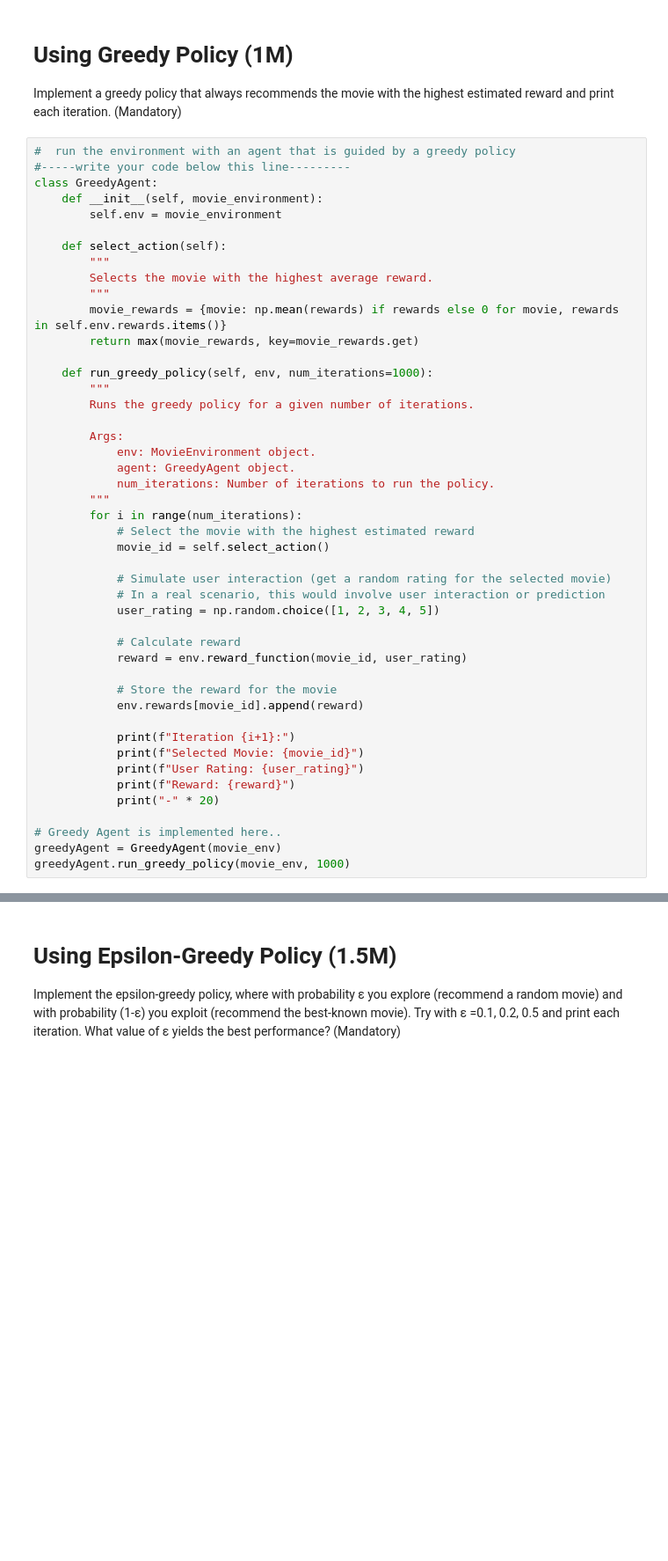
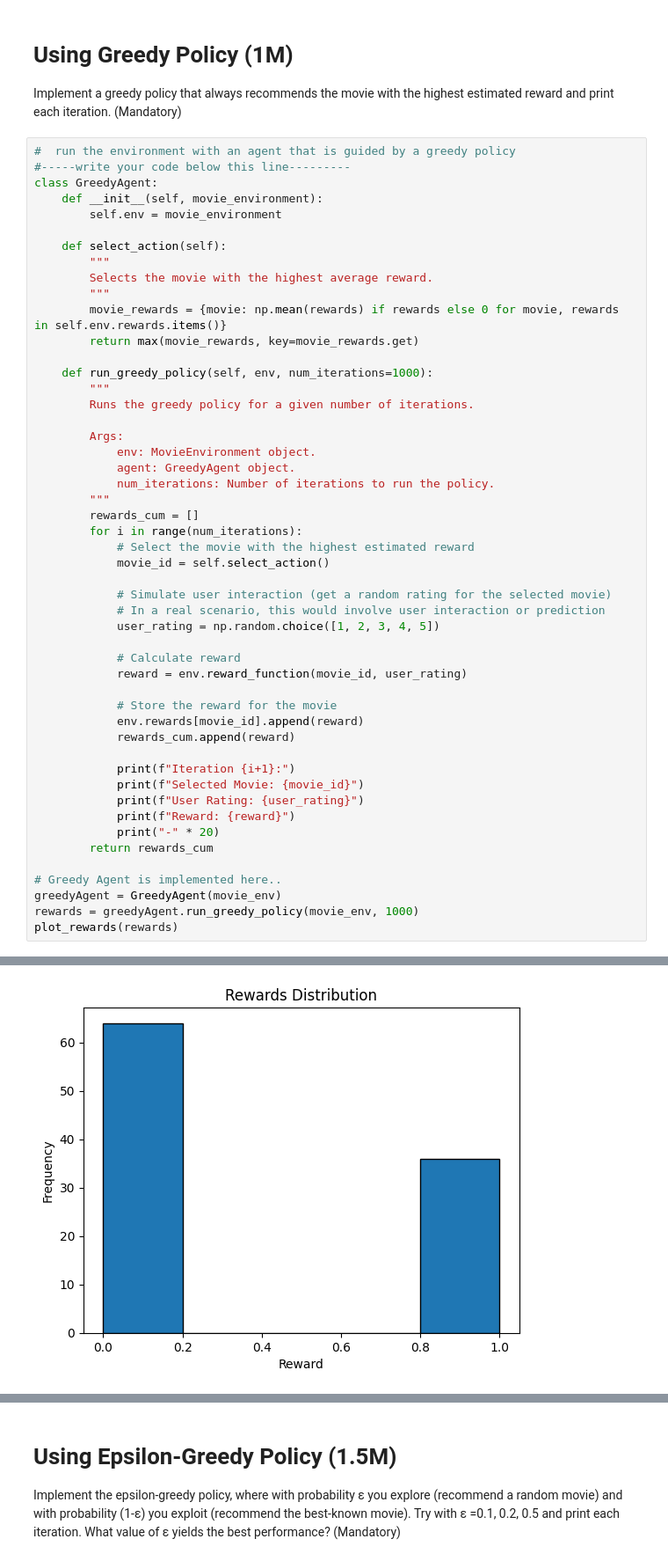
Before and after one commit to abhinavgazta/deepreinforcelearning, a Jupyter notebook: MAB_Assignment_1.ipynb, the cells around one changed output, grey strips where cells are left out. Shown at 88% size. Cells and saved outputs as stored; diff of their text form; blank space fills up the shorter version.

```diff
--- a/MAB_Assignment_1.ipynb
+++ b/MAB_Assignment_1.ipynb
@@ -496,6 +520,7 @@ class GreedyAgent:
             agent: GreedyAgent object.
             num_iterations: Number of iterations to run the policy.
         """
+        rewards_cum = []
         for i in range(num_iterations):
             # Select the movie with the highest estimated reward
             movie_id = self.select_action()
@@ -509,15 +534,18 @@ class GreedyAgent:
 
             # Store the reward for the movie
             env.rewards[movie_id].append(reward)
+            rewards_cum.append(reward)
 
             print(f"Iteration {i+1}:")
             print(f"Selected Movie: {movie_id}")
             print(f"User Rating: {user_rating}")
             print(f"Reward: {reward}")
             print("-" * 20)
+        return rewards_cum
 
 # Greedy Agent is implemented here..
 greedyAgent = GreedyAgent(movie_env)
-greedyAgent.run_greedy_policy(movie_env, 1000)
+rewards = greedyAgent.run_greedy_policy(movie_env, 1000)
+plot_rewards(rewards)
 # %% [output]
 Iteration 1:
@@ -539,0 +568 @@ Reward: 1
+[figure, added]
```
Also changed, not shown: parts of 2 cells of this notebook.
